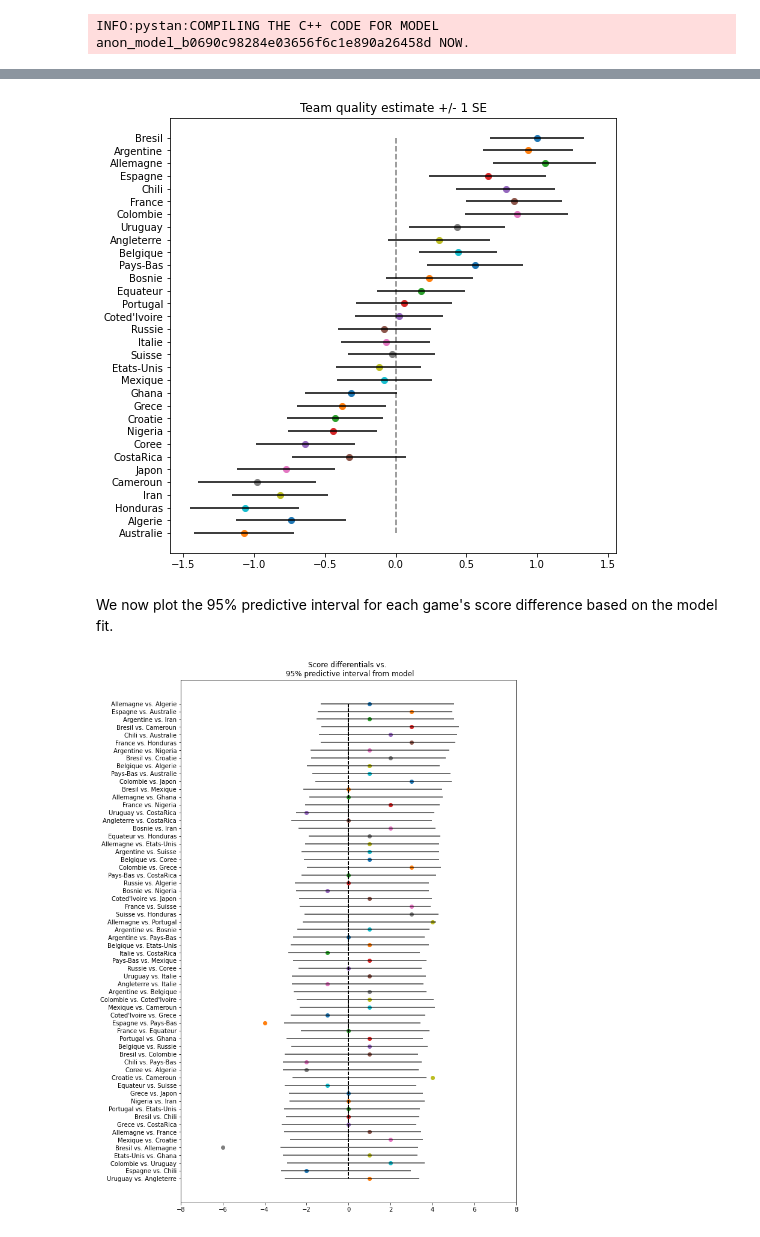
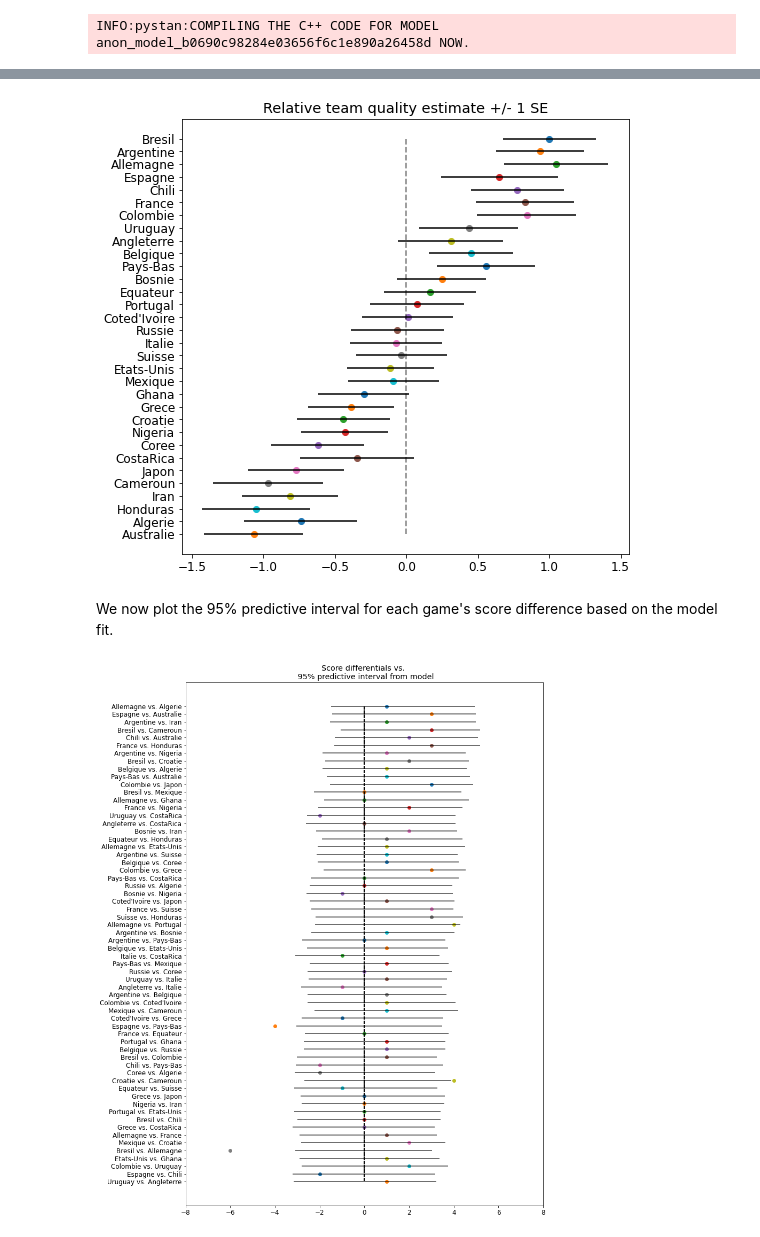
Before and after one commit to maw501/world-cup, a Jupyter notebook: world_cup/notebooks/fit_model.ipynb, the cells around one changed output, grey strips where cells are left out. Cells and saved outputs as stored; diff of their text form; code cells hidden in the pictures.

Commit message:
Update image

```diff
--- a/world_cup/notebooks/fit_model.ipynb
+++ b/world_cup/notebooks/fit_model.ipynb
@@ -5,6 +5,8 @@ import numpy as np
 
 import matplotlib.pyplot as plt
 import arviz
+
+plt.rcParams.update({'font.size': 12})
 # %%
 def create_cols(df, team_1_fave_mask, t1_col, t2_col, fave_name, underdog_name):
     """Add new cols to dataframe containing data for fave vs. underdog"""
@@ -110,26 +115,26 @@ for i in range(num_teams):
 plt.vlines(0, 1, num_teams, linestyle="--", alpha=0.5)
 plt.gca().invert_yaxis()
 plt.yticks(range(1, num_teams + 1), teams)
-plt.title("Team quality estimate +/- 1 SE")
+plt.title("Relative team quality estimate +/- 1 SE")
 plt.savefig("../../resources/teams.png", dpi=125)
 # %% [output]
-[figure, old version]
+[figure, new version]
 # %% [markdown]
 We now plot the 95% predictive interval for each game's score difference based on the model fit.
 # %%
 q = 0.95
 
 games = [f"{a} vs. {b}" for a, b in zip(data["fave"].values, data["underdog"].values)]
-fig, ax = plt.subplots(figsize=(10, 16))
+fig, ax = plt.subplots(figsize=(12, 18))
 for i in range(num_games):
     lq, uq = np.quantile(params["ypred"][:, i], q=[(1 - q) / 2, q + (1 - q) / 2])
     ax.scatter(data["fave_underdog_score_diff"].values[i], i + 1)
     ax.hlines(i + 1, lq, uq, alpha=0.75)
 
     plt.vlines(0, 1, num_games, linestyle="--", alpha=0.5)
 plt.gca().invert_yaxis()
 plt.xlim(-8, 8)
 plt.yticks(range(1, num_games + 1), games)
 plt.title(f"Score differentials vs. \n {q*100:.0f}% predictive interval from model");
 # %% [output]
-[figure, old version]
+[figure, new version]
```
Also changed, not shown: parts of 2 cells of this notebook, 1 other file.
